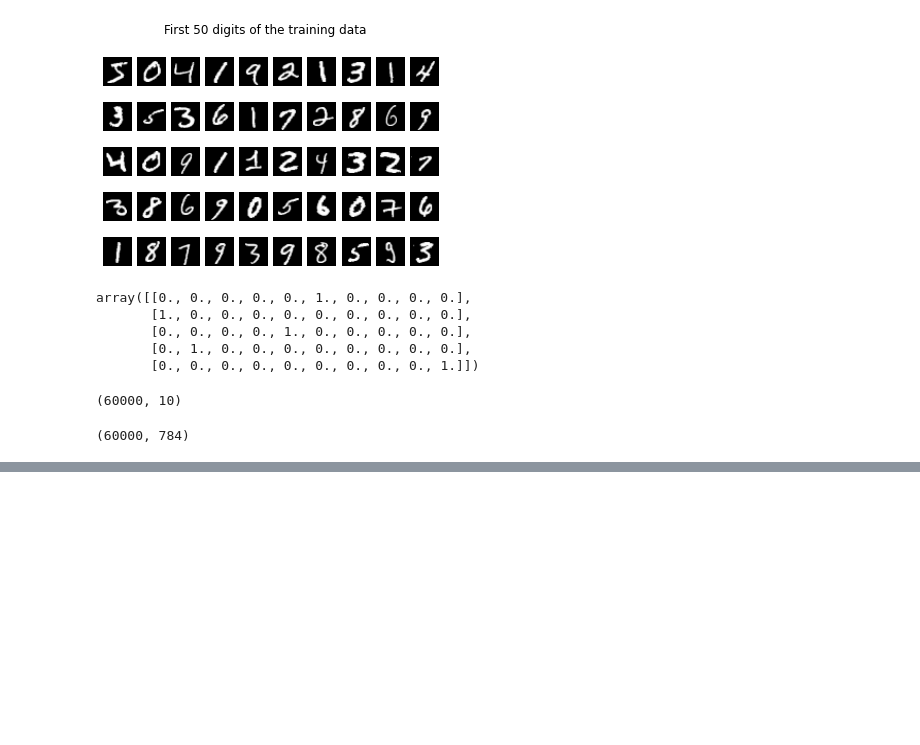
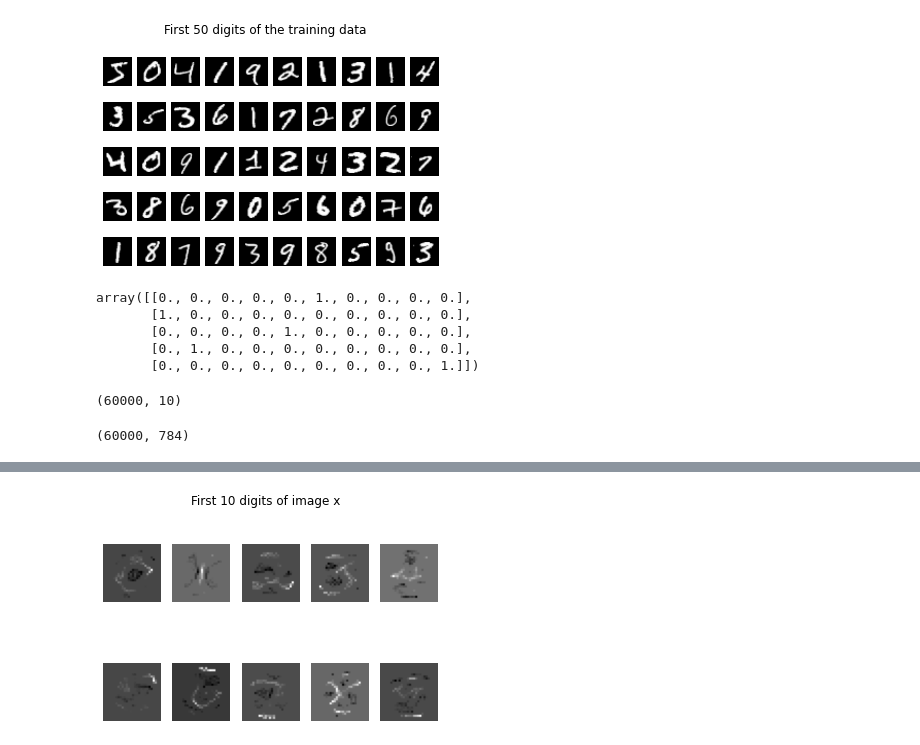
Before and after one commit to jaekimuh/PatternRec_Kim, a Jupyter notebook: HW_4.4.ipynb, the cells around one changed output, grey strips where cells are left out. Drawn from its saved outputs; the diff is of its cells as text; code cells hidden in the pictures; blank space fills up the shorter version.

```diff
--- a/HW_4.4.ipynb
+++ b/HW_4.4.ipynb
@@ -155,0 +196,16 @@ plotImages(x1)
+# %%
+# elastic net
+def elasticModel(fn):
+    regr3 = linear_model.ElasticNet(alpha=1.0, copy_X=True, max_iter=10**5,random_state=0)
+    regr3.fit(phi, fn)
+    a4 = regr3.coef_
+    return a4
+
+
+x4 = np.zeros((784,10))
+for k in range(10):
+    x4[:,k] = elasticModel(y[:,k])
+
+plotImages(x4)
+# %% [output]
+[figure, added]
```
Also changed, not shown: parts of 3 cells of this notebook.
